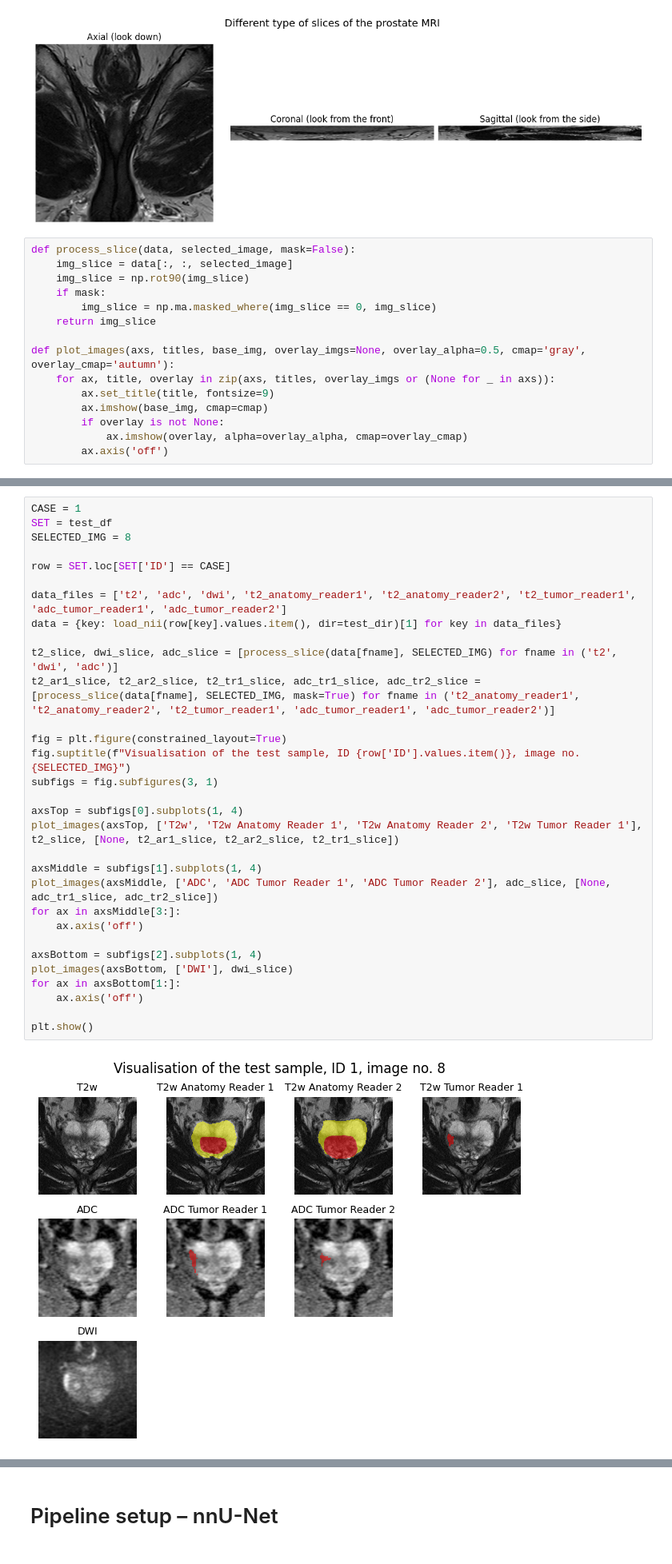
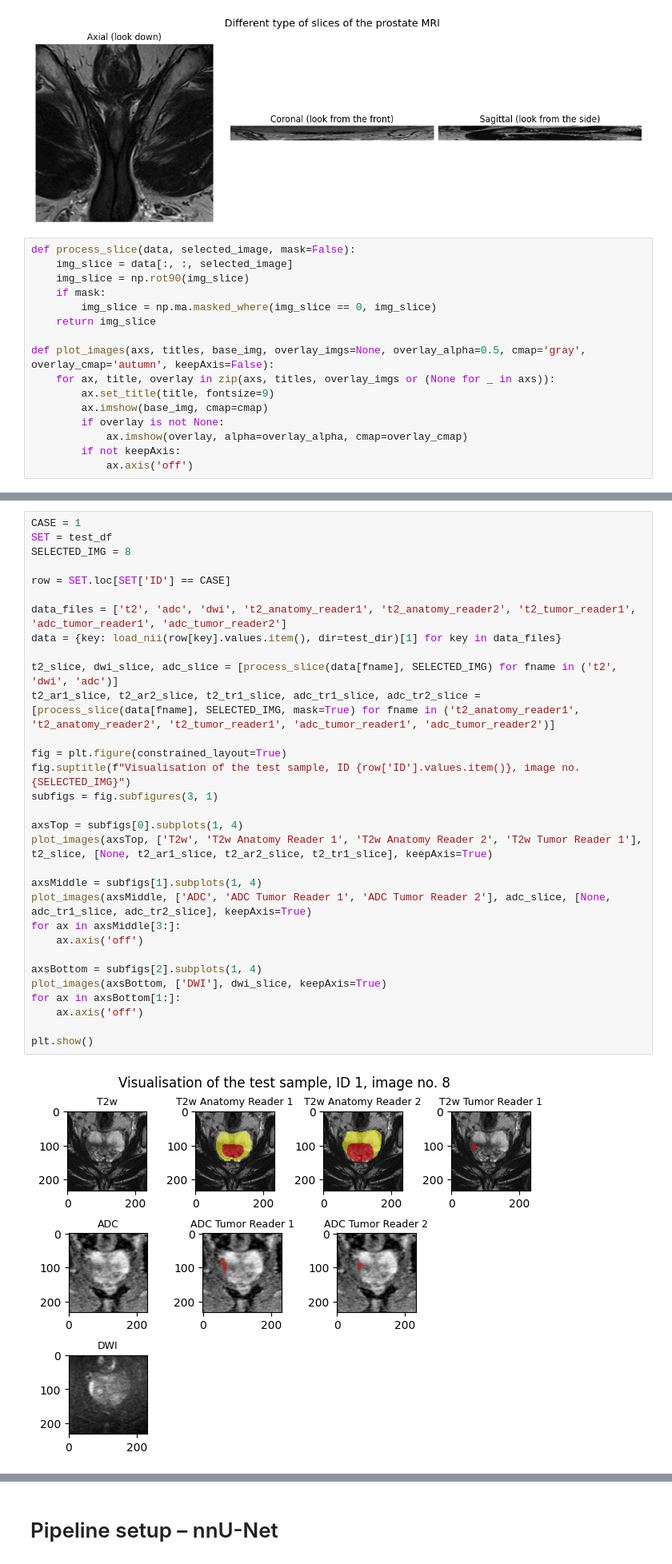
Before and after one commit to TinyRogue/Prostate-Cancer-MRI, a Jupyter notebook: main.ipynb, the cells around one changed output, grey strips where cells are left out. Shown at 80% size. Cells and saved outputs as stored; diff of their text form.

```diff
--- a/main.ipynb
+++ b/main.ipynb
@@ -241,13 +241,14 @@ def process_slice(data, selected_image, mask=False):
         img_slice = np.ma.masked_where(img_slice == 0, img_slice)
     return img_slice
 
-def plot_images(axs, titles, base_img, overlay_imgs=None, overlay_alpha=0.5, cmap='gray', overlay_cmap='autumn'):
+def plot_images(axs, titles, base_img, overlay_imgs=None, overlay_alpha=0.5, cmap='gray', overlay_cmap='autumn', keepAxis=False):
     for ax, title, overlay in zip(axs, titles, overlay_imgs or (None for _ in axs)):
         ax.set_title(title, fontsize=9)
         ax.imshow(base_img, cmap=cmap)
         if overlay is not None:
             ax.imshow(overlay, alpha=overlay_alpha, cmap=overlay_cmap)
-        ax.axis('off')
+        if not keepAxis:
+            ax.axis('off')
 # %%
 CASE = 32
 SET = train_df
@@ -282,33 +283,33 @@ plt.show()
 # %%
 CASE = 1
 SET = test_df
 SELECTED_IMG = 8
 
 row = SET.loc[SET['ID'] == CASE]
 
 data_files = ['t2', 'adc', 'dwi', 't2_anatomy_reader1', 't2_anatomy_reader2', 't2_tumor_reader1', 'adc_tumor_reader1', 'adc_tumor_reader2']
 data = {key: load_nii(row[key].values.item(), dir=test_dir)[1] for key in data_files}
 
 t2_slice, dwi_slice, adc_slice = [process_slice(data[fname], SELECTED_IMG) for fname in ('t2', 'dwi', 'adc')]
 t2_ar1_slice, t2_ar2_slice, t2_tr1_slice, adc_tr1_slice, adc_tr2_slice = [process_slice(data[fname], SELECTED_IMG, mask=True) for fname in ('t2_anatomy_reader1', 't2_anatomy_reader2', 't2_tumor_reader1', 'adc_tumor_reader1', 'adc_tumor_reader2')]
 
 fig = plt.figure(constrained_layout=True)
 fig.suptitle(f"Visualisation of the test sample, ID {row['ID'].values.item()}, image no. {SELECTED_IMG}")
 subfigs = fig.subfigures(3, 1)
 
 axsTop = subfigs[0].subplots(1, 4)
-plot_images(axsTop, ['T2w', 'T2w Anatomy Reader 1', 'T2w Anatomy Reader 2', 'T2w Tumor Reader 1'], t2_slice, [None, t2_ar1_slice, t2_ar2_slice, t2_tr1_slice])
+plot_images(axsTop, ['T2w', 'T2w Anatomy Reader 1', 'T2w Anatomy Reader 2', 'T2w Tumor Reader 1'], t2_slice, [None, t2_ar1_slice, t2_ar2_slice, t2_tr1_slice], keepAxis=True)
 
 axsMiddle = subfigs[1].subplots(1, 4)
-plot_images(axsMiddle, ['ADC', 'ADC Tumor Reader 1', 'ADC Tumor Reader 2'], adc_slice, [None, adc_tr1_slice, adc_tr2_slice])
+plot_images(axsMiddle, ['ADC', 'ADC Tumor Reader 1', 'ADC Tumor Reader 2'], adc_slice, [None, adc_tr1_slice, adc_tr2_slice], keepAxis=True)
 for ax in axsMiddle[3:]:
     ax.axis('off')
 
 axsBottom = subfigs[2].subplots(1, 4)
-plot_images(axsBottom, ['DWI'], dwi_slice)
+plot_images(axsBottom, ['DWI'], dwi_slice, keepAxis=True)
 for ax in axsBottom[1:]:
     ax.axis('off')
 
 plt.show()
 # %% [output]
-[figure, old version]
+[figure, new version]
```
Also changed, not shown: parts of 13 cells of this notebook.
